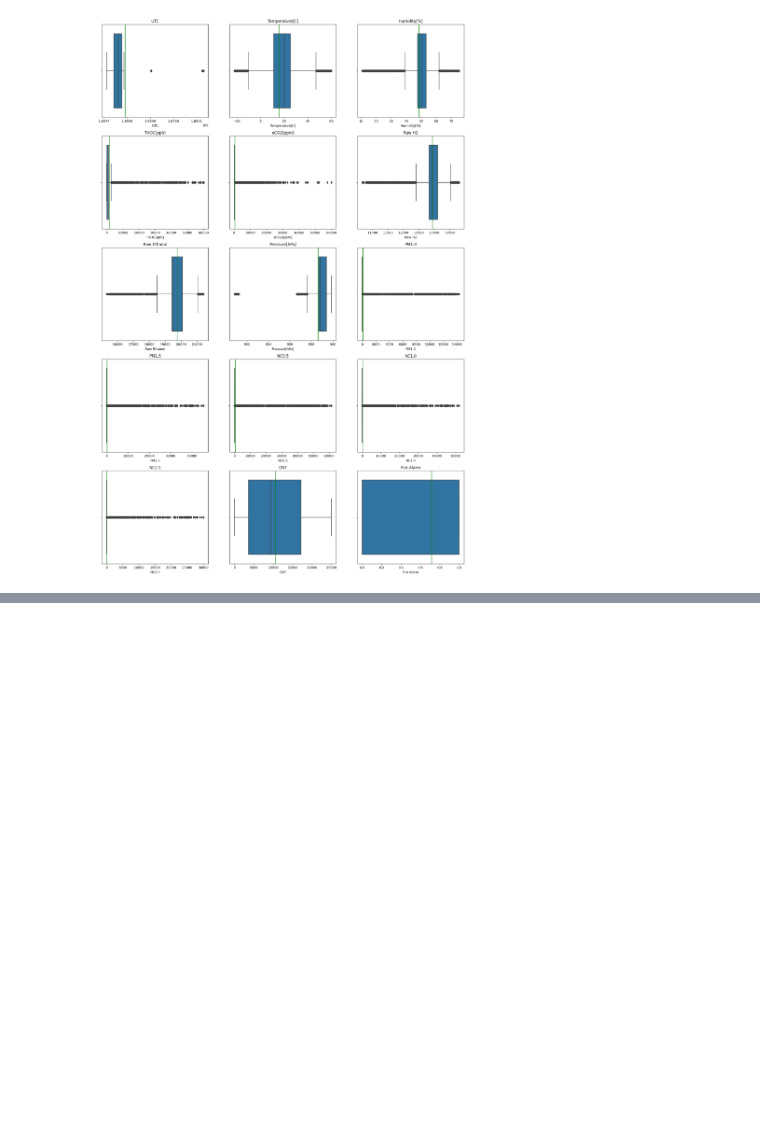
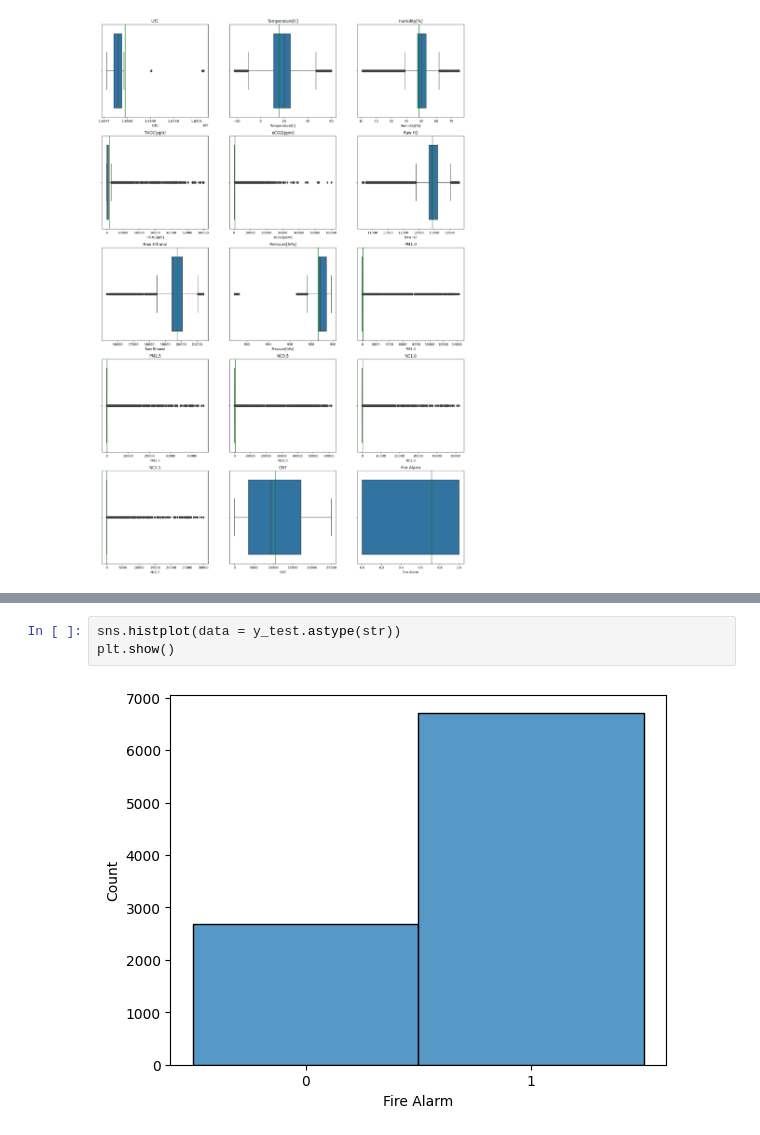
Before and after one commit to hendrikt1479/ml_project_final, a Jupyter notebook: notebooks/smoke.ipynb, the cells around one changed output, grey strips where cells are left out. Cells and saved outputs as stored; diff of their text form; blank space fills up the shorter version.

```diff
--- a/notebooks/smoke.ipynb
+++ b/notebooks/smoke.ipynb
@@ -360,0 +372,5 @@ plt.show()
+# %%
+sns.histplot(data = y_test.astype(str))
+plt.show()
+# %% [output]
+[figure, added]
```
Also changed, not shown: parts of 33 cells of this notebook, 1 other file.
